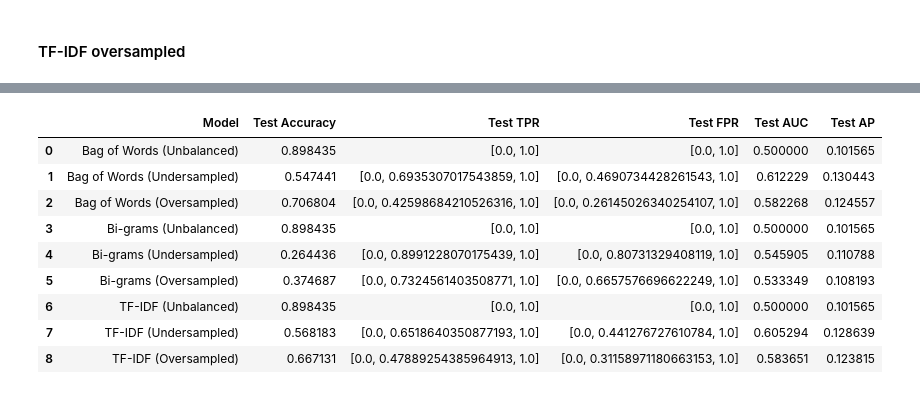
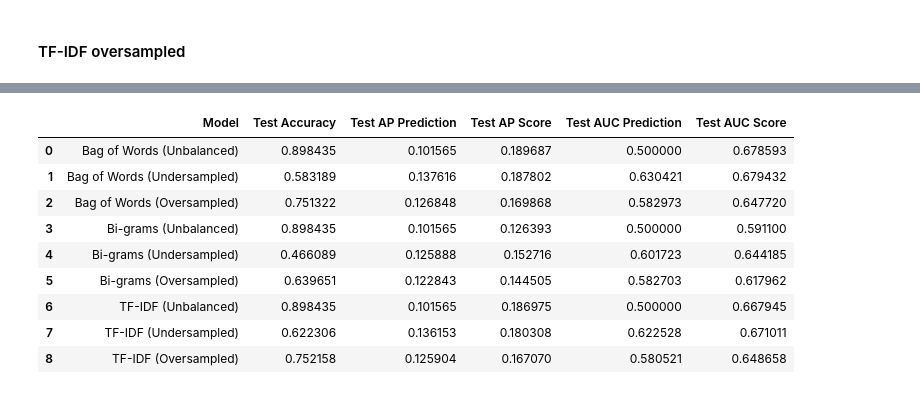
Before and after one commit to ameliachu/fake-review-detection-project, a Jupyter notebook: notebooks/gh1408/1003GH_RandomForest.ipynb, the cells around one changed output, grey strips where cells are left out. Saved outputs shown, nothing was run; the diff lists cells and outputs as text; code cells hidden in the pictures.

Commit message:
revised random forest

```diff
--- a/notebooks/gh1408/1003GH_RandomForest.ipynb
+++ b/notebooks/gh1408/1003GH_RandomForest.ipynb
@@ -302,7 +399,7 @@ min_samples_splits[8]
 # %% [markdown]
 ## Evaluation
 # %%
-rf=RandomForestClassifier(max_depth=20,min_samples_split=0.44)
+rf=RandomForestClassifier(max_depth=20,min_samples_split=0.056, n_estimators=100)
 # %% [markdown]
 ### Bag of Words Evaluation
 # %% [markdown]
@@ -457,43 +552,43 @@ eval_tv_rf_over
 # %%
 model_names=['Bag of Words (Unbalanced)','Bag of Words (Undersampled)',
              'Bag of Words (Oversampled)', 'Bi-grams (Unbalanced)',
              'Bi-grams (Undersampled)','Bi-grams (Oversampled)',
              'TF-IDF (Unbalanced)','TF-IDF (Undersampled)','TF-IDF (Oversampled)']
 
 test_accs=[eval_bow_rf['test_accuracy'], eval_bow_rf_under['test_accuracy'],
 eval_bow_rf_over['test_accuracy'],eval_bv2_rf['test_accuracy'],
 eval_bv2_rf_under['test_accuracy'],eval_bv2_rf_over['test_accuracy'],
 eval_tv_rf['test_accuracy'],eval_tv_rf_under['test_accuracy'],
 eval_tv_rf_over['test_accuracy']]
 
-test_tprs=[eval_bow_rf['test_tpr'], eval_bow_rf_under['test_tpr'], eval_bow_rf_over['test_tpr'],
-eval_bv2_rf['test_tpr'],eval_bv2_rf_under['test_tpr'],eval_bv2_rf_over['test_tpr'],
-eval_tv_rf['test_tpr'],eval_tv_rf_under['test_tpr'], eval_tv_rf_over['test_tpr']]
+test_aucs_pred=[eval_bow_rf['test_auc_pred'], eval_bow_rf_under['test_auc_pred'], eval_bow_rf_over['test_auc_pred'],
+eval_bv2_rf['test_auc_pred'],eval_bv2_rf_under['test_auc_pred'],eval_bv2_rf_over['test_auc_pred'],
+eval_tv_rf['test_auc_pred'],eval_tv_rf_under['test_auc_pred'], eval_tv_rf_over['test_auc_pred']]
 
-test_fprs=[eval_bow_rf['test_fpr'], eval_bow_rf_under['test_fpr'], eval_bow_rf_over['test_fpr'],
-eval_bv2_rf['test_fpr'],eval_bv2_rf_under['test_fpr'],eval_bv2_rf_over['test_fpr'],
-eval_tv_rf['test_fpr'],eval_tv_rf_under['test_fpr'], eval_tv_rf_over['test_fpr']]
+test_aucs_score=[eval_bow_rf['test_auc_score'], eval_bow_rf_under['test_auc_score'], eval_bow_rf_over['test_auc_score'],
+eval_bv2_rf['test_auc_score'],eval_bv2_rf_under['test_auc_score'],eval_bv2_rf_over['test_auc_score'],
+eval_tv_rf['test_auc_score'],eval_tv_rf_under['test_auc_score'], eval_tv_rf_over['test_auc_score']]
 
-test_aucs=[eval_bow_rf['test_auc'], eval_bow_rf_under['test_auc'], eval_bow_rf_over['test_auc'],
-eval_bv2_rf['test_auc'],eval_bv2_rf_under['test_auc'],eval_bv2_rf_over['test_auc'],
-eval_tv_rf['test_auc'],eval_tv_rf_under['test_auc'], eval_tv_rf_over['test_auc']]
+test_aps_pred=[eval_bow_rf['test_ap_pred'], eval_bow_rf_under['test_ap_pred'], eval_bow_rf_over['test_ap_pred'],
+eval_bv2_rf['test_ap_pred'],eval_bv2_rf_under['test_ap_pred'],eval_bv2_rf_over['test_ap_pred'],
+eval_tv_rf['test_ap_pred'],eval_tv_rf_under['test_ap_pred'], eval_tv_rf_over['test_ap_pred']]
 
-test_aps=[eval_bow_rf['test_ap'], eval_bow_rf_under['test_ap'], eval_bow_rf_over['test_ap'],
-eval_bv2_rf['test_ap'],eval_bv2_rf_under['test_ap'],eval_bv2_rf_over['test_ap'],
-eval_tv_rf['test_ap'],eval_tv_rf_under['test_ap'], eval_tv_rf_over['test_ap']]
+test_aps_score=[eval_bow_rf['test_ap_score'], eval_bow_rf_under['test_ap_score'], eval_bow_rf_over['test_ap_score'],
+eval_bv2_rf['test_ap_score'],eval_bv2_rf_under['test_ap_score'],eval_bv2_rf_over['test_ap_score'],
+eval_tv_rf['test_ap_score'],eval_tv_rf_under['test_ap_score'], eval_tv_rf_over['test_ap_score']]
 
-data={'Model':model_names,'Test Accuracy':test_accs,'Test TPR':test_tprs,
-      'Test FPR':test_fprs,'Test AUC':test_aucs, 'Test AP':test_aps}
+data={'Model':model_names,'Test Accuracy':test_accs,'Test AP Prediction':test_aps_pred,
+      'Test AP Score':test_aps_score,'Test AUC Prediction':test_aucs_pred, 'Test AUC Score':test_aucs_score}
 evals=pd.DataFrame(data)
 evals
 # %% [output]
-|  | Model | Test Accuracy | Test TPR | Test FPR | Test AUC | Test AP |
-| 0 | Bag of Words (Unbalanced) | 0.898435 | [0.0, 1.0] | [0.0, 1.0] | 0.500000 | 0.101565 |
-| 1 | Bag of Words (Undersampled) | 0.547441 | [0.0, 0.6935307017543859, 1.0] | [0.0, 0.4690734428261543, 1.0] | 0.612229 | 0.130443 |
-| 2 | Bag of Words (Oversampled) | 0.706804 | [0.0, 0.42598684210526316, 1.0] | [0.0, 0.26145026340254107, 1.0] | 0.582268 | 0.124557 |
-| 3 | Bi-grams (Unbalanced) | 0.898435 | [0.0, 1.0] | [0.0, 1.0] | 0.500000 | 0.101565 |
-| 4 | Bi-grams (Undersampled) | 0.264436 | [0.0, 0.8991228070175439, 1.0] | [0.0, 0.80731329408119, 1.0] | 0.545905 | 0.110788 |
-| 5 | Bi-grams (Oversampled) | 0.374687 | [0.0, 0.7324561403508771, 1.0] | [0.0, 0.6657576696622249, 1.0] | 0.533349 | 0.108193 |
-| 6 | TF-IDF (Unbalanced) | 0.898435 | [0.0, 1.0] | [0.0, 1.0] | 0.500000 | 0.101565 |
-| 7 | TF-IDF (Undersampled) | 0.568183 | [0.0, 0.6518640350877193, 1.0] | [0.0, 0.441276727610784, 1.0] | 0.605294 | 0.128639 |
-| 8 | TF-IDF (Oversampled) | 0.667131 | [0.0, 0.47889254385964913, 1.0] | [0.0, 0.31158971180663153, 1.0] | 0.583651 | 0.123815 |
+|  | Model | Test Accuracy | Test AP Prediction | Test AP Score | Test AUC Prediction | Test AUC Score |
+| 0 | Bag of Words (Unbalanced) | 0.898435 | 0.101565 | 0.189687 | 0.500000 | 0.678593 |
+| 1 | Bag of Words (Undersampled) | 0.583189 | 0.137616 | 0.187802 | 0.630421 | 0.679432 |
+| 2 | Bag of Words (Oversampled) | 0.751322 | 0.126848 | 0.169868 | 0.582973 | 0.647720 |
+| 3 | Bi-grams (Unbalanced) | 0.898435 | 0.101565 | 0.126393 | 0.500000 | 0.591100 |
+| 4 | Bi-grams (Undersampled) | 0.466089 | 0.125888 | 0.152716 | 0.601723 | 0.644185 |
+| 5 | Bi-grams (Oversampled) | 0.639651 | 0.122843 | 0.144505 | 0.582703 | 0.617962 |
+| 6 | TF-IDF (Unbalanced) | 0.898435 | 0.101565 | 0.186975 | 0.500000 | 0.667945 |
+| 7 | TF-IDF (Undersampled) | 0.622306 | 0.136153 | 0.180308 | 0.622528 | 0.671011 |
+| 8 | TF-IDF (Oversampled) | 0.752158 | 0.125904 | 0.167070 | 0.580521 | 0.648658 |
```
Also changed, not shown: parts of 42 cells of this notebook.
